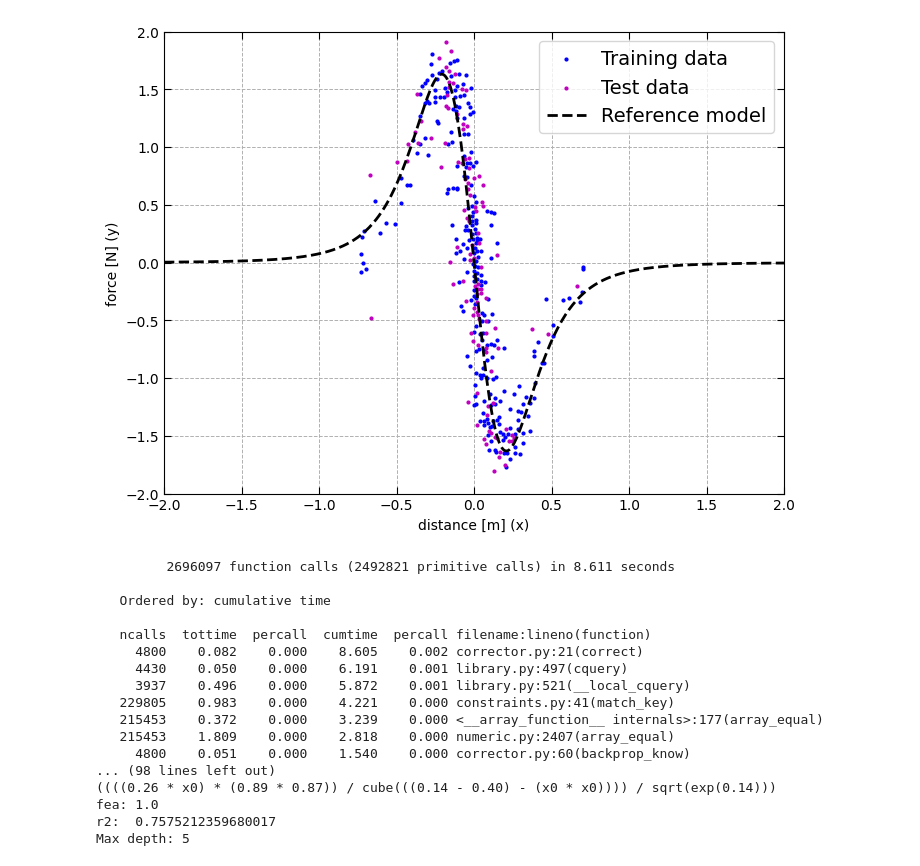
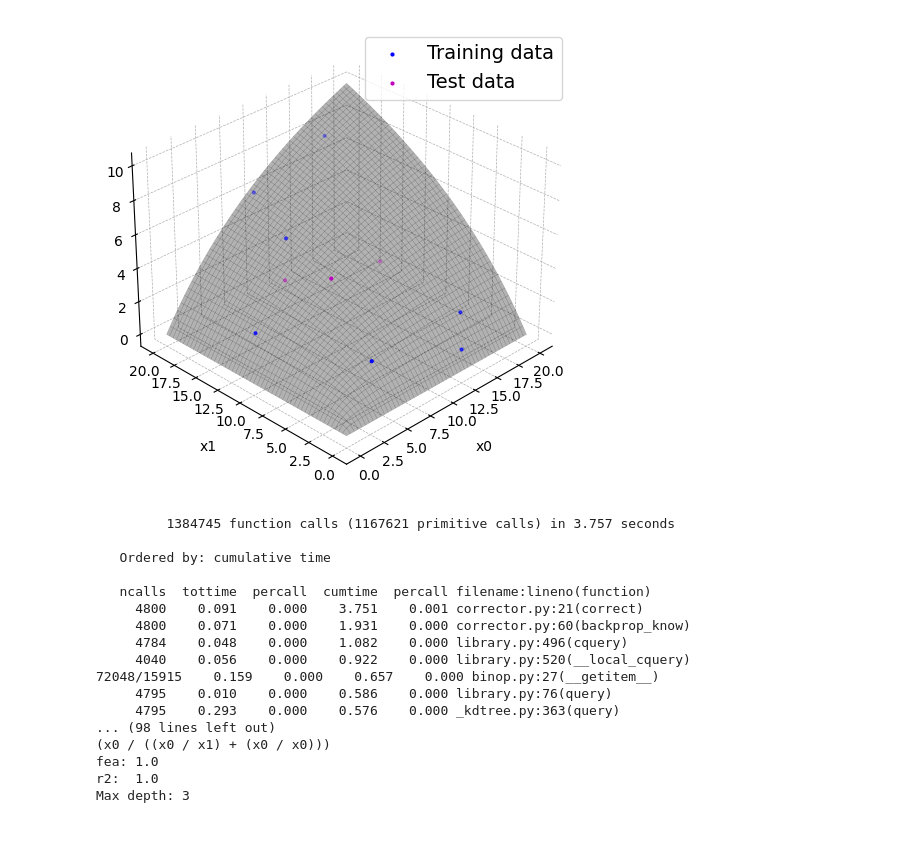
Before and after one commit to AgostinoRizzo/genpro, a Jupyter notebook: notebooks/gp.ipynb, the cells around one changed output. Drawn from its saved outputs; the diff is of its cells as text; code cells hidden in the pictures; blank space fills up the shorter version.

```diff
--- a/notebooks/gp.ipynb
+++ b/notebooks/gp.ipynb
@@ -17,7 +20,7 @@ from gp import corrector as gp_corrector
 from symbols import syntax_tree
 import randstate
 # %%
-SAMPLE_SIZE = 100
+SAMPLE_SIZE = 10
 TRAIN_SIZE  = 0.7
 NOISE       = 0.0
 MESH_SIZE   = 100
@@ -36,32 +39,36 @@ RANDSTATE = 124
 # %%
 randstate.setstate(RANDSTATE)
 
-S = dataset_misc1d.MagmanDatasetScaled()
-#S = dataset_misc2d.Resistance2()
+#S = dataset_misc1d.MagmanDatasetScaled()
+S = dataset_misc2d.Resistance2()
 #S = dataset_misc1d.ABSDataset()
+#S = dataset_misc3d.Gravity()
+#S = dataset_feynman2d.FeynmanICh6Eq20()
+#S = dataset_feynman1d.FeynmanIICh27Eq16()
 
-#S.sample(size=SAMPLE_SIZE, noise=NOISE, mesh=False)
-S.load('../data/magman.csv')
+S.sample(size=SAMPLE_SIZE, noise=NOISE, mesh=False)
+#S.load('../data/magman.csv')
 
 S.split(train_size=TRAIN_SIZE)
 S.get_plotter().plot(width=8, height=6, plot_knowldege=False)
 
 S_train = dataset.NumpyDataset(S)
 S_test  = dataset.NumpyDataset(S, test=True)
 # %% [output]
-[figure, old version]
+[figure, new version]
 # %%
 np.seterr(all='ignore')
 
 syntax_tree.SyntaxTreeInfo.set_problem(S_train)
 
-solutionCreator = gp_creator.RandomSolutionCreator(nvars=S.nvars)
+y_iqr = S_train.get_y_iqr()
+solutionCreator = gp_creator.RandomSolutionCreator(nvars=S.nvars, y_iqr=y_iqr)
 
 multiMutator = gp_mutator.MultiMutator(
       gp_mutator.SubtreeReplacerMutator(MAX_STREE_DEPTH, solutionCreator),
       gp_mutator.FunctionSymbolMutator(),
-      gp_mutator.NumericParameterMutator(all=True),
-      #gp.NumericParameterMutator(all=False)
+      gp_mutator.NumericParameterMutator(all=True, y_iqr=y_iqr),
+      #gp.NumericParameterMutator(all=False, y_iqr=y_iqr)
       )
 
 X_mesh         = S_train.spsampler.meshspace(S_train.xl, S_train.xu, MESH_SIZE)
@@ -71,7 +78,7 @@ evaluator      = gp_evaluator.LayeredEvaluator(know_evaluator, r2_evaluator)
 
 selector  = gp_selector.TournamentSelector(GROUP_SIZE)
 crossover = gp_crossover.SubTreeCrossover(MAX_STREE_DEPTH)
-corrector = gp_corrector.Corrector(S_train, S.knowledge, MAX_STREE_DEPTH, X_mesh, LIBSIZE, LIB_MAXDEPTH)
+corrector = gp_corrector.Corrector(S_train, S.knowledge, MAX_STREE_DEPTH, X_mesh, LIBSIZE, LIB_MAXDEPTH, solutionCreator)
 
 symb_regressor = \
          gp.GP(POPSIZE, GENERATIONS, MAX_STREE_DEPTH, S_train, S_test,
@@ -101,23 +108,23 @@ print(best_eval)
 print(f"Max depth: {best_stree.get_max_depth()}")
 #if corrector is not None: print(f"Lib radius faults: {corrector.lib.get_radius_faults()}")
 # %% [output]
-         2696097 function calls (2492821 primitive calls) in 8.611 seconds
+         1384745 function calls (1167621 primitive calls) in 3.757 seconds
 
    Ordered by: cumulative time
 
    ncalls  tottime  percall  cumtime  percall filename:lineno(function)
-     4800    0.082    0.000    8.605    0.002 corrector.py:21(correct)
-     4430    0.050    0.000    6.191    0.001 library.py:497(cquery)
-     3937    0.496    0.000    5.872    0.001 library.py:521(__local_cquery)
-   229805    0.983    0.000    4.221    0.000 constraints.py:41(match_key)
-   215453    0.372    0.000    3.239    0.000 <__array_function__ internals>:177(array_equal)
-   215453    1.809    0.000    2.818    0.000 numeric.py:2407(array_equal)
-     4800    0.051    0.000    1.540    0.000 corrector.py:60(backprop_know)
+     4800    0.091    0.000    3.751    0.001 corrector.py:21(correct)
+     4800    0.071    0.000    1.931    0.000 corrector.py:60(backprop_know)
+     4784    0.048    0.000    1.082    0.000 library.py:496(cquery)
+     4040    0.056    0.000    0.922    0.000 library.py:520(__local_cquery)
+72048/15915    0.159    0.000    0.657    0.000 binop.py:27(__getitem__)
+     4795    0.010    0.000    0.586    0.000 library.py:76(query)
+     4795    0.293    0.000    0.576    0.000 _kdtree.py:363(query)
 ... (98 lines left out)
-((((0.26 * x0) * (0.89 * 0.87)) / cube(((0.14 - 0.40) - (x0 * x0)))) / sqrt(exp(0.14)))
+(x0 / ((x0 / x1) + (x0 / x0)))
 fea: 1.0
-r2:  0.7575212359680017
-Max depth: 5
+r2:  1.0
+Max depth: 3
 # %%
 sympy.init_printing()
 sympy.simplify(sympy.factor(best_stree.to_sympy()))
```
Also changed, not shown: parts of 6 cells of this notebook, 15 other files.
